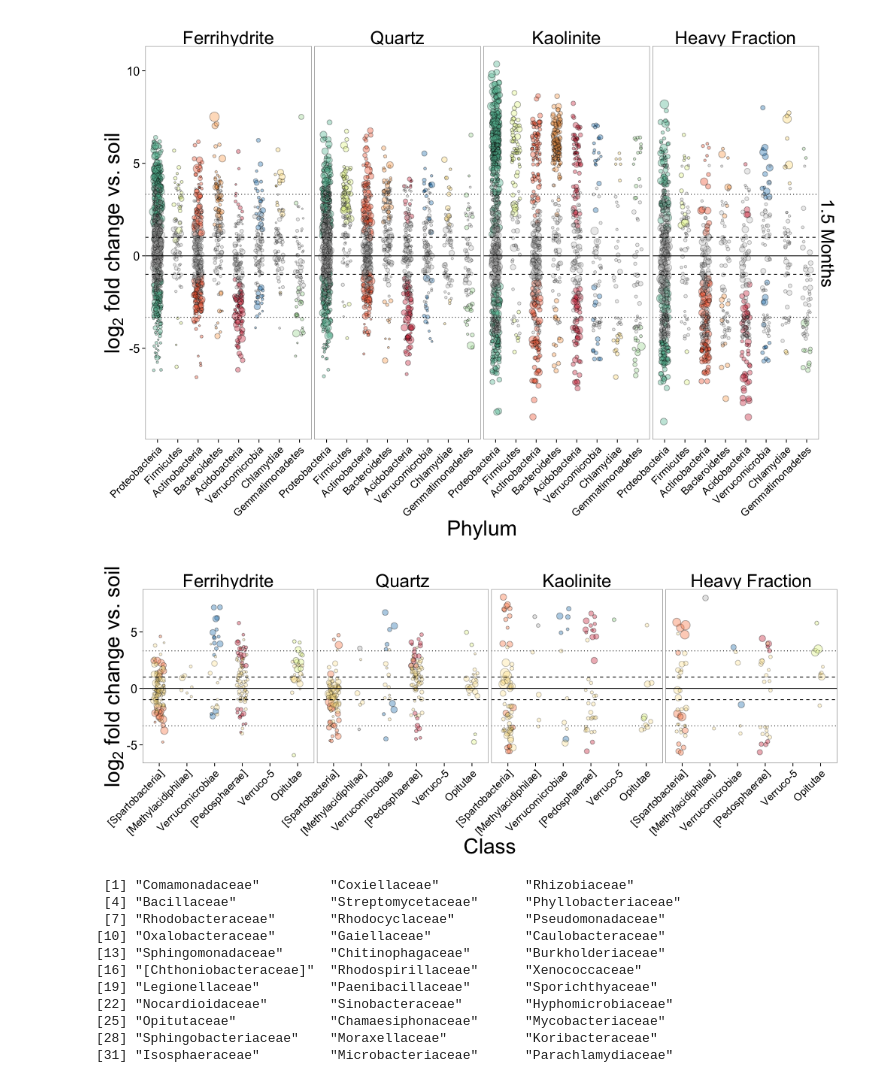
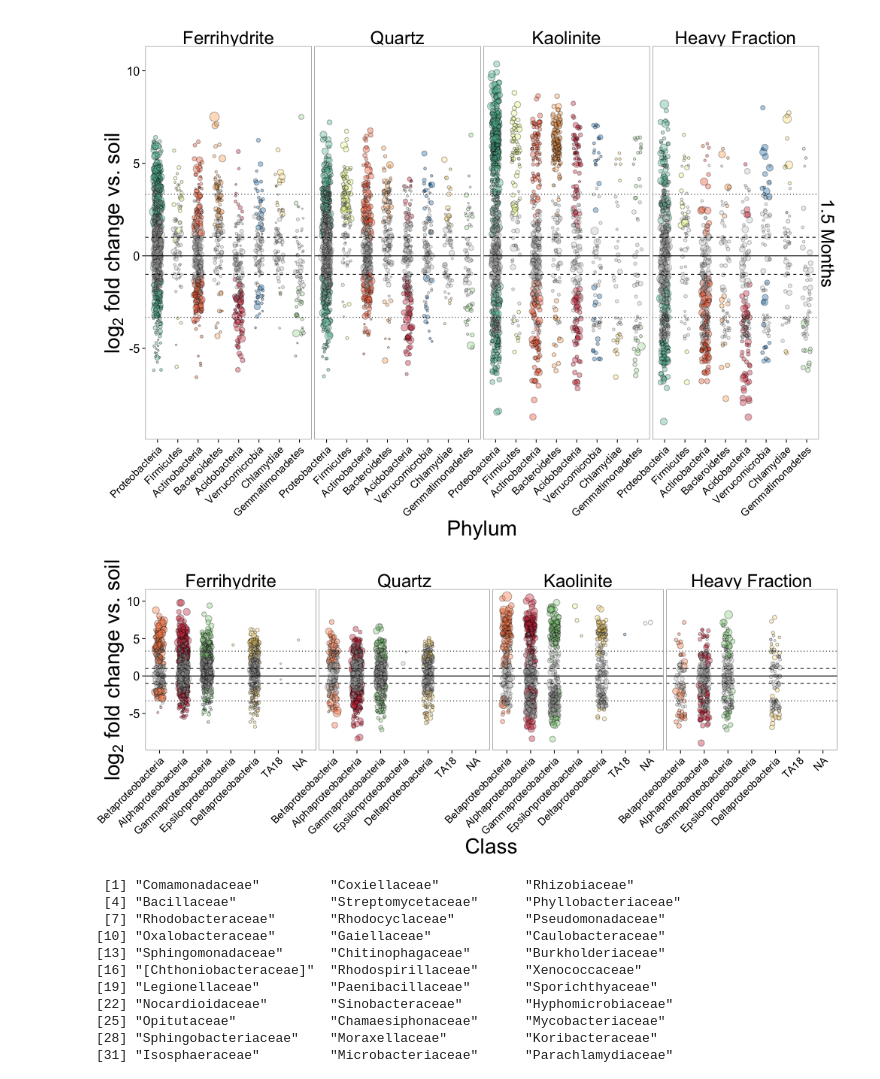
Before and after one commit to TheaWhitman/Mineral16S, a Jupyter notebook: manuscript_figures/Differential_abundance.ipynb, the cells around one changed output. Drawn from its saved outputs; the diff is of its cells as text; code cells hidden in the pictures.

Commit message:
Made swarming DA figure

```diff
--- a/manuscript_figures/Differential_abundance.ipynb
+++ b/manuscript_figures/Differential_abundance.ipynb
@@ -427,7 +427,7 @@ d = group_by(d, Trtmt, Month) %>%
     mutate(sig = ifelse(padj<0.1,1,0))%>%
     mutate(relabund=baseMean/Total)%>%
     filter(pvalue != 'NA')%>%
-    filter(Phylum=="Verrucomicrobia")
+    filter(Phylum=="Proteobacteria")
 # This compares it to the whole sample, not just the signficantly increased subset in l2fc
 
 d$MonthName = ifelse(d$Month==2,"1 Month",(ifelse(d$Month==2.5, "1.5 Months","2 Months")))
@@ -475,34 +475,34 @@ p = p + theme_bw()
 
 p = p + theme(strip.text.x = element_text(size = 24),
               strip.text.y = element_text(size = 24),
               axis.text.x = element_text(size = 14, angle = 45, hjust = 1, vjust = 1),
               axis.title.x = element_text(size = 28),
               axis.text.y = element_text(size=16),
               axis.title.y = element_text(size = 28),
               legend.title = element_text(size=20),
               legend.text = element_text(size = 14),
               #legend.position = "none",
               strip.background = element_blank())
 # sets a bunch of visual paramters for the legend (none) and other text
 
 p = p + labs(x = "Class")
 # sets the label for the x axis. I think they didn't get the different colours.
 
 p = p + labs(y = expression(paste("", log[2]," fold change vs. soil",sep="")))
 # sets the label for the y axes.
 
 colourCount = length(levels(d$Class))
 getPalette = colorRampPalette(brewer.pal(colourCount, "Spectral"))
 p = p + scale_fill_manual(guide="none", values=c("grey",paste(getPalette(colourCount))))
 
 
 p = p + theme(panel.grid.major = element_blank(), panel.grid.minor = element_blank())
 # Gets rid of the default gridlines
 
 
 p
 # %% [output]
-[figure, old version]
+[figure, new version]
 # %%
 %%R
 
```
Also changed, not shown: parts of 10 cells of this notebook, 2 other files.
